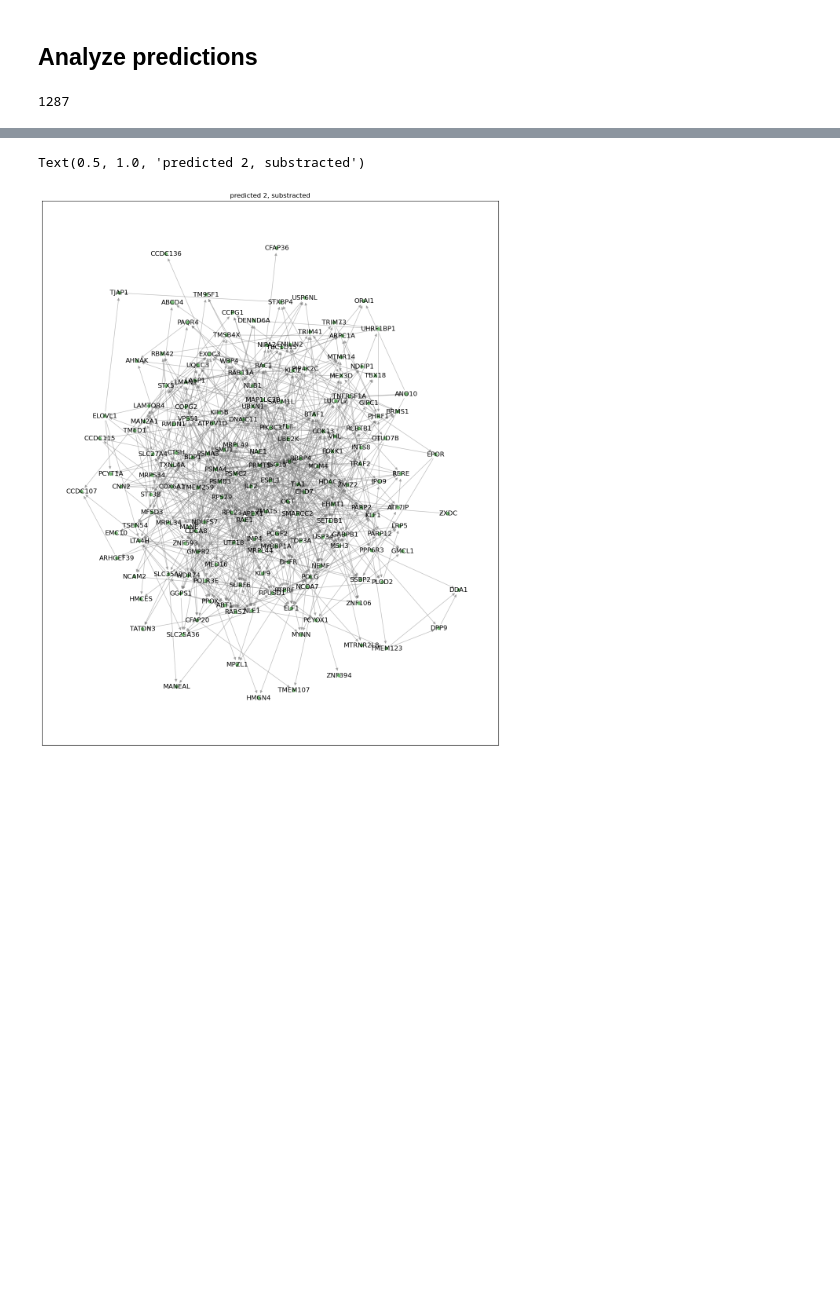
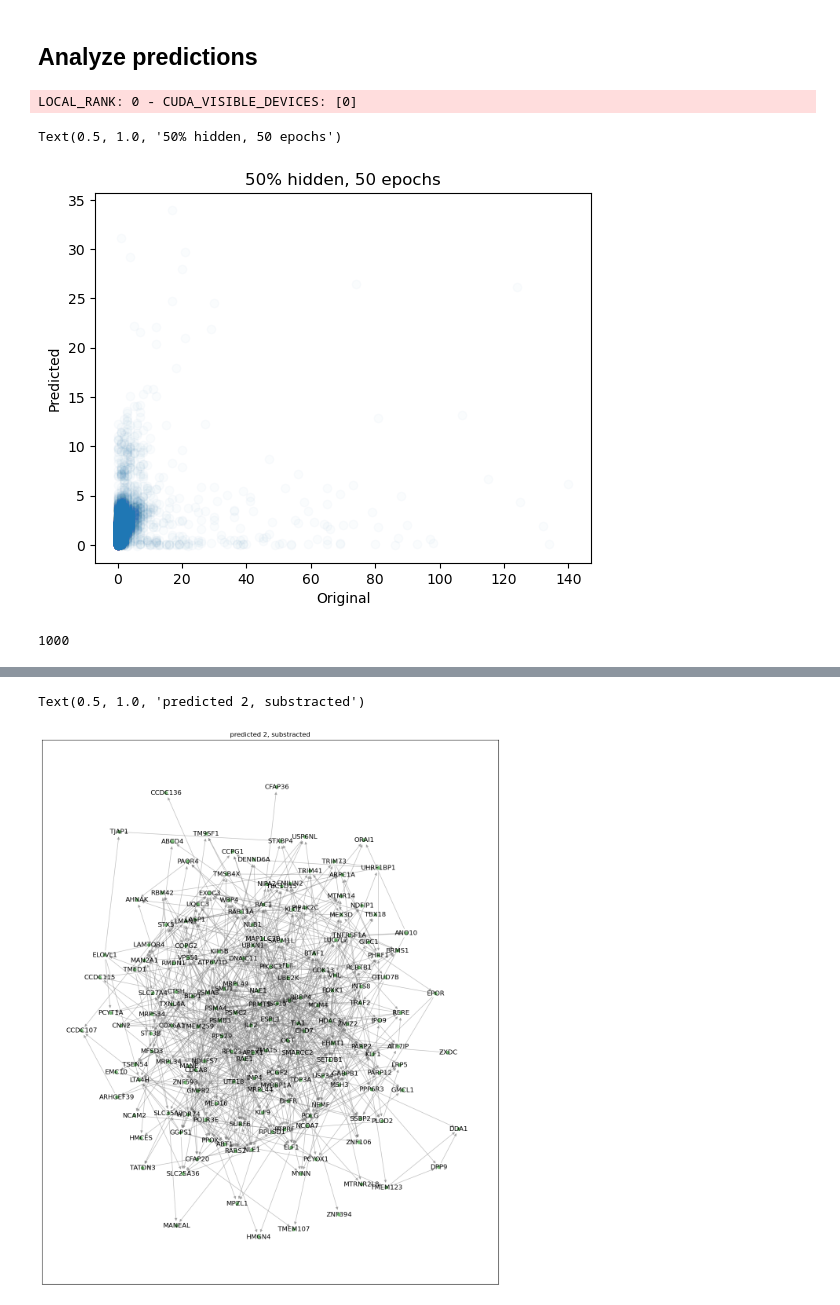
Before and after one commit to artemy-bakulin/causal, a Jupyter notebook: nbs/Development.ipynb, the cells around one changed output, grey strips where cells are left out. Saved outputs shown, nothing was run; the diff lists cells and outputs as text; code cells hidden in the pictures; blank space fills up the shorter version.

```diff
--- a/nbs/Development.ipynb
+++ b/nbs/Development.ipynb
@@ -631,18 +863,33 @@ LOCAL_RANK: 0 - CUDA_VISIBLE_DEVICES: [0]
 # %% [markdown]
 ## Analyze predictions
+# %%
+pred_data = trainer.predict(model, dataloaders=data.val_dataloader())
+# %% [output]
+LOCAL_RANK: 0 - CUDA_VISIBLE_DEVICES: [0]
 # %%
-# predictions = np.concatenate([batch[0] for batch in pred_data])
-# original = np.concatenate([batch[1] for batch in pred_data])
+predictions = np.concatenate([batch[0] for batch in pred_data])
+original = np.concatenate([batch[1] for batch in pred_data])
 # %%
 # mask = (model.precomputed_attention.sum(1) != 0).cpu()
 # x = original[:, mask][:10000].flatten()
 # y = predictions[:, mask][:10000].flatten()
 
+x = original[:10000].flatten()
+y = predictions[:10000].flatten()
 
-# plt.scatter(x, y, alpha=0.02)
 
-# plt.xlabel('Original')
-# plt.ylabel('Predicted')
+plt.scatter(x, y, alpha=0.02)
+
+
+
+plt.xlabel('Original')
+plt.ylabel('Predicted')
+
+
+plt.title('50% hidden, 50 epochs')
+# %% [output]
+Text(0.5, 1.0, '50% hidden, 50 epochs')
+[figure, added]
 # %%
 # #data._load_interaction_datasets()
 
@@ -719,7 +967,7 @@ for i in range(len(protein_links)):
 # %%
-(Adj==1).sum().sum()
+(Adj>0).sum().sum()
 # %% [output]
-1287
+1000
 # %%
 (Adj==2).sum().sum() / (Adj>0).sum().sum()
 # %% [output]
```
Also changed, not shown: parts of 24 cells of this notebook.
